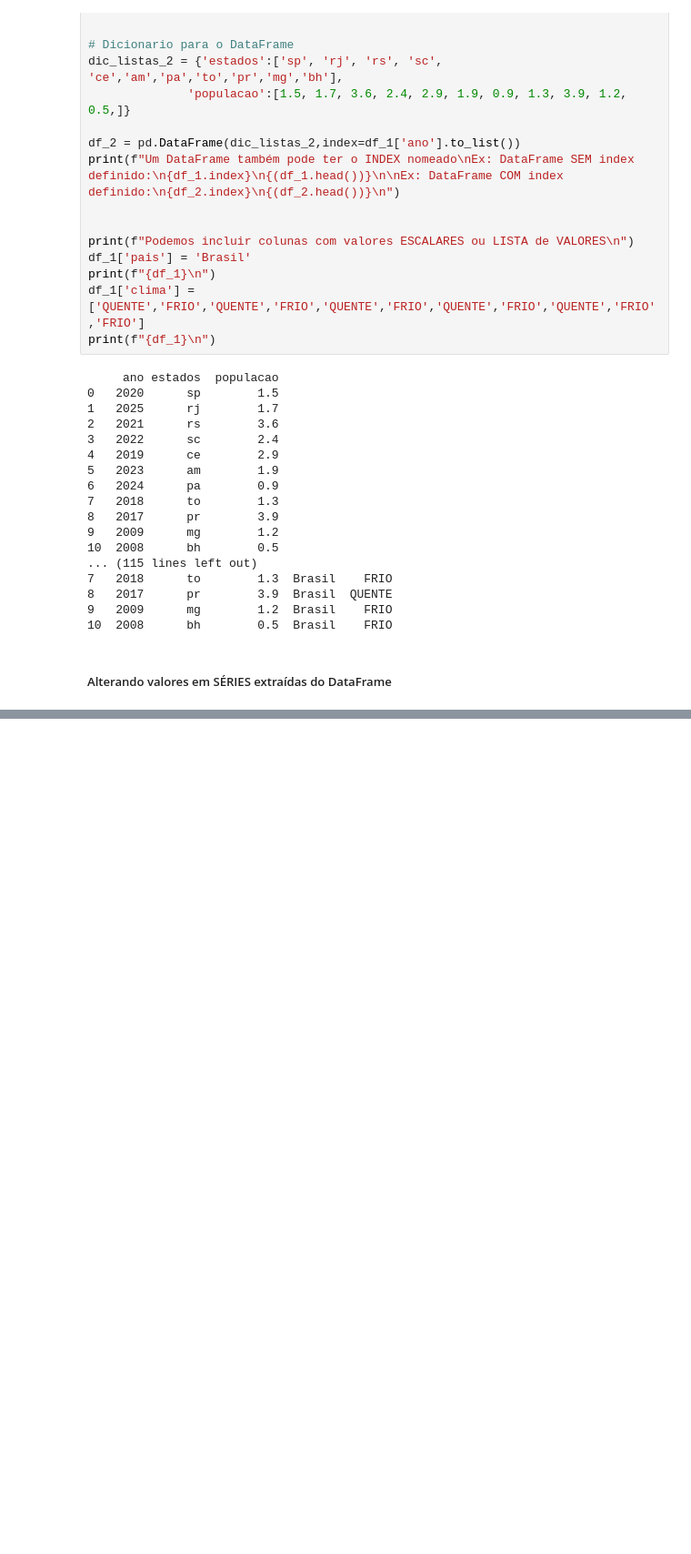
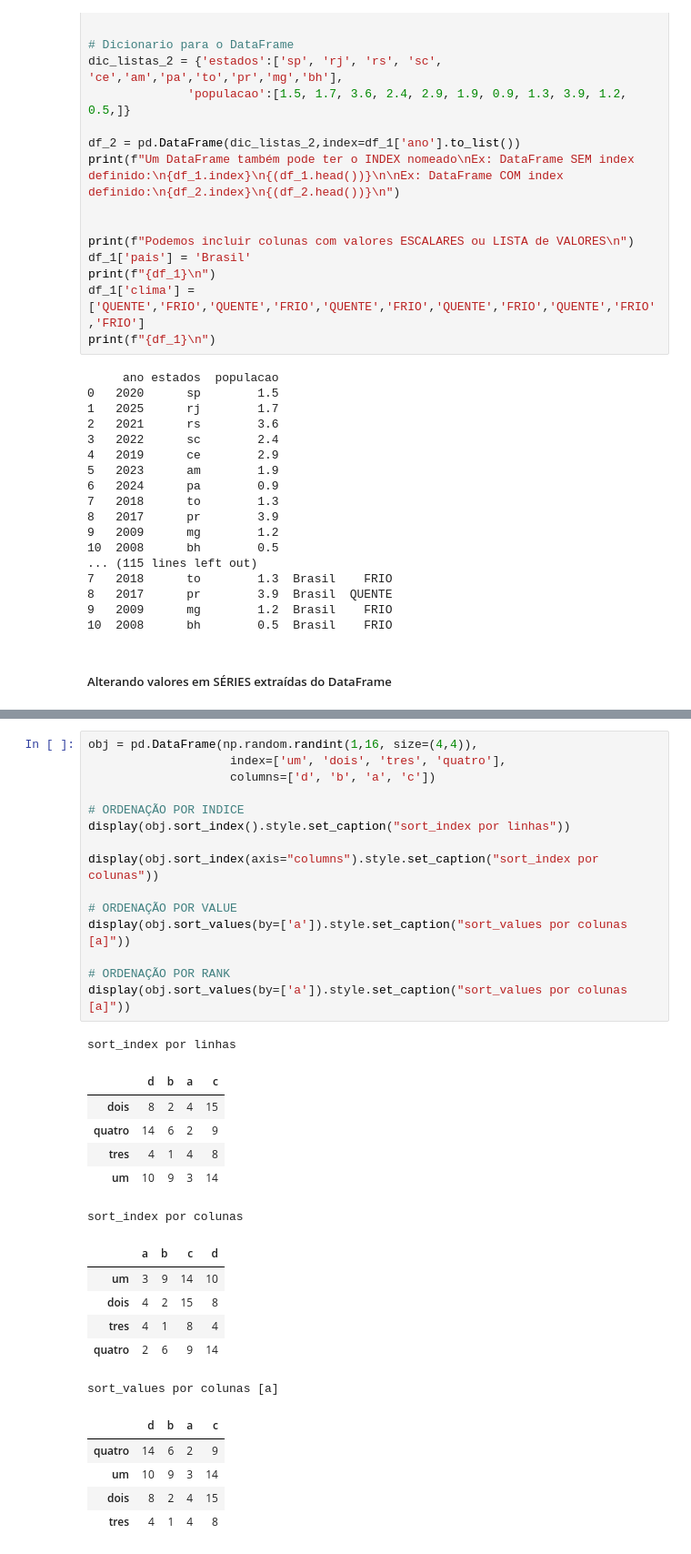
Before and after one commit to paulosilvapinheiro/python, a Jupyter notebook: python para Analise de Dados/pandas/nb_pandas_estudo.ipynb, the cells around one changed output, grey strips where cells are left out. Shown at 91% size. Saved outputs shown, nothing was run; the diff lists cells and outputs as text; blank space fills up the shorter version.

```diff
--- a/python para Analise de Dados/pandas/nb_pandas_estudo.ipynb
+++ b/python para Analise de Dados/pandas/nb_pandas_estudo.ipynb
@@ -314,0 +613,34 @@ print(f"{df_1}\n")
+# %%
+obj = pd.DataFrame(np.random.randint(1,16, size=(4,4)),
+                    index=['um', 'dois', 'tres', 'quatro'],
+                    columns=['d', 'b', 'a', 'c'])
+
+# ORDENAÇÃO POR INDICE
+display(obj.sort_index().style.set_caption("sort_index por linhas"))
+
+display(obj.sort_index(axis="columns").style.set_caption("sort_index por colunas"))
+
+# ORDENAÇÃO POR VALUE
+display(obj.sort_values(by=['a']).style.set_caption("sort_values por colunas [a]"))
+
+# ORDENAÇÃO POR RANK
+display(obj.sort_values(by=['a']).style.set_caption("sort_values por colunas [a]"))
+# %% [output]
+sort_index por linhas
+|  | d | b | a | c |
+| dois | 8 | 2 | 4 | 15 |
+| quatro | 14 | 6 | 2 | 9 |
+| tres | 4 | 1 | 4 | 8 |
+| um | 10 | 9 | 3 | 14 |
+sort_index por colunas
+|  | a | b | c | d |
+| um | 3 | 9 | 14 | 10 |
+| dois | 4 | 2 | 15 | 8 |
+| tres | 4 | 1 | 8 | 4 |
+| quatro | 2 | 6 | 9 | 14 |
+sort_values por colunas [a]
+|  | d | b | a | c |
+| quatro | 14 | 6 | 2 | 9 |
+| um | 10 | 9 | 3 | 14 |
+| dois | 8 | 2 | 4 | 15 |
+| tres | 4 | 1 | 4 | 8 |
```
Also changed, not shown: parts of 17 cells of this notebook, 1 other file.
